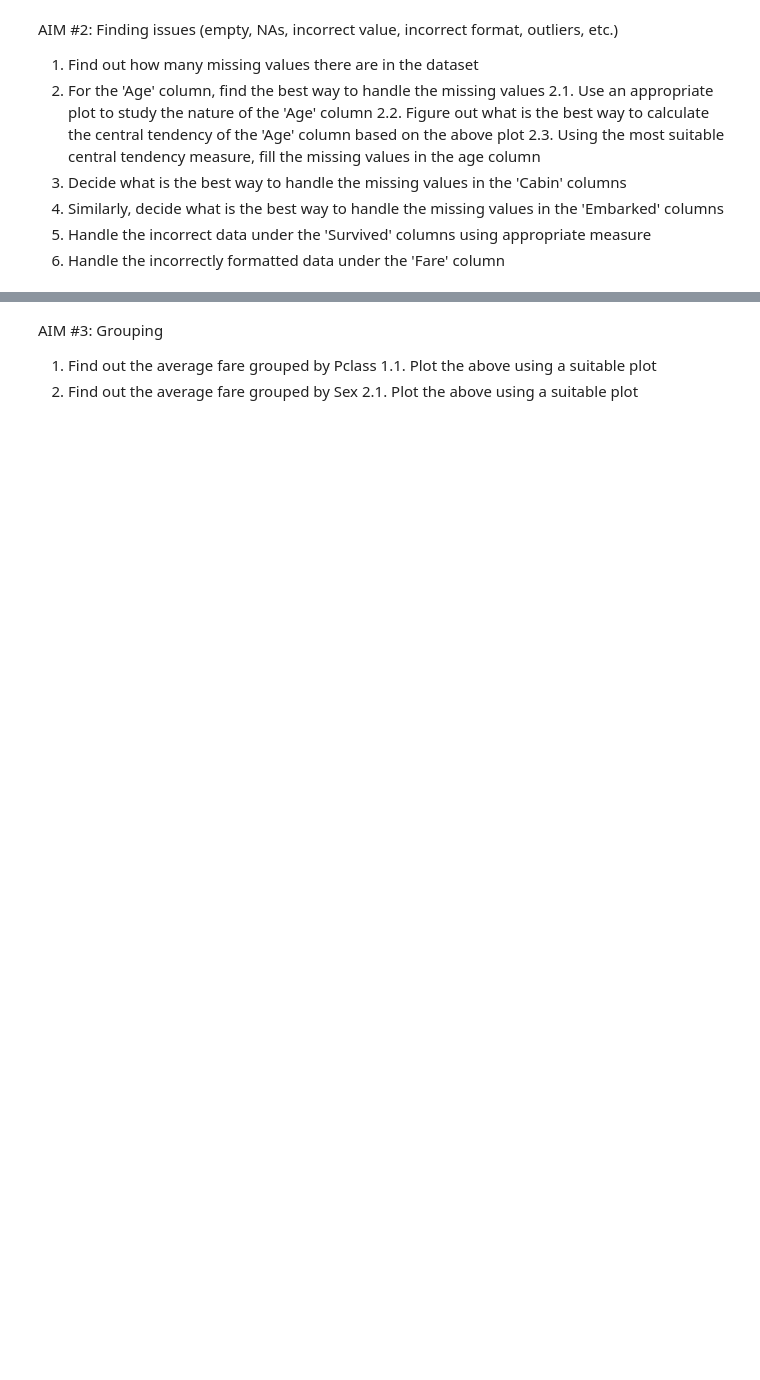
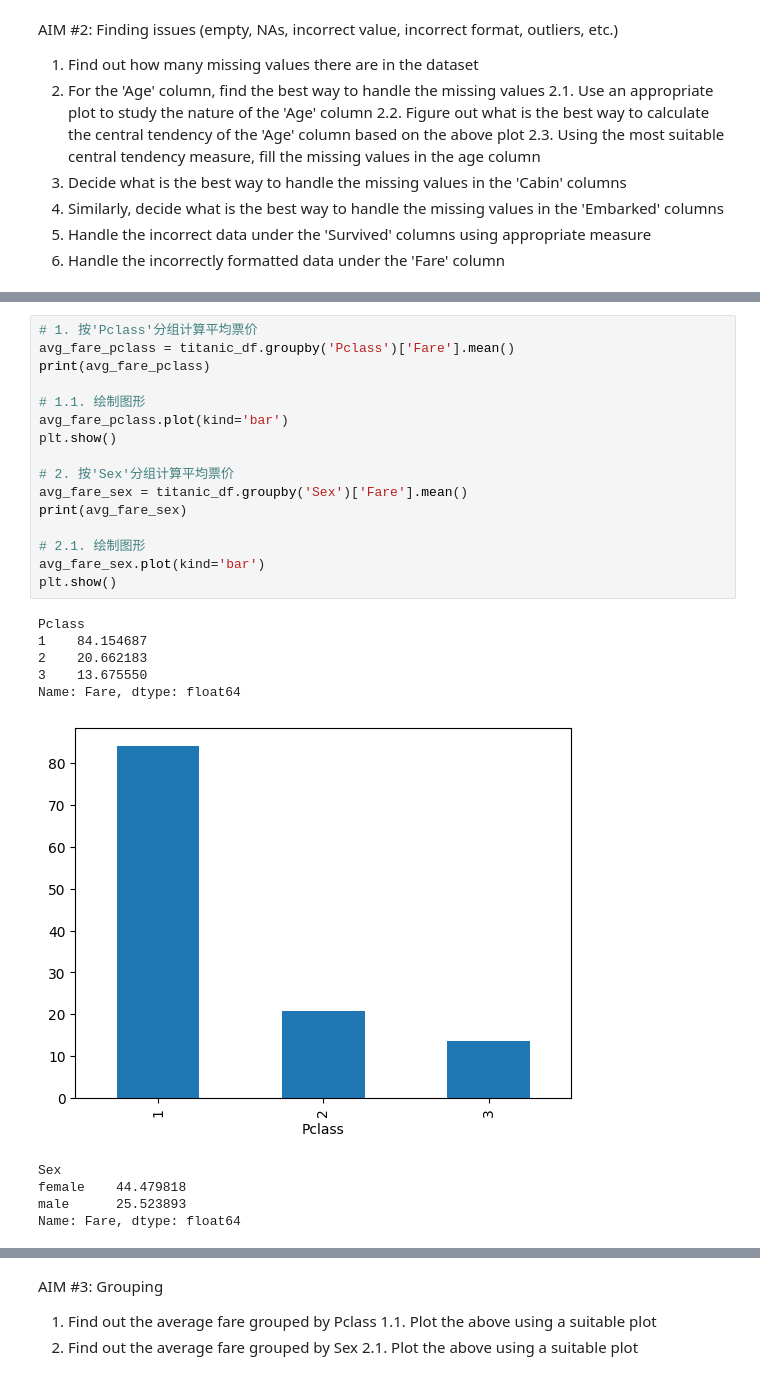
Before and after one commit to ChuanshiWang/EXCISE, a Jupyter notebook: ngex5.ipynb, the cells around one changed output, grey strips where cells are left out. Cells and saved outputs as stored; diff of their text form; blank space fills up the shorter version.

```diff
--- a/ngex5.ipynb
+++ b/ngex5.ipynb
@@ -70,0 +102,27 @@ NameError: name 'titanic_df' is not defined
+# %%
+# 1. 按'Pclass'分组计算平均票价
+avg_fare_pclass = titanic_df.groupby('Pclass')['Fare'].mean()
+print(avg_fare_pclass)
+
+# 1.1. 绘制图形
+avg_fare_pclass.plot(kind='bar')
+plt.show()
+
+# 2. 按'Sex'分组计算平均票价
+avg_fare_sex = titanic_df.groupby('Sex')['Fare'].mean()
+print(avg_fare_sex)
+
+# 2.1. 绘制图形
+avg_fare_sex.plot(kind='bar')
+plt.show()
+# %% [output]
+Pclass
+1    84.154687
+2    20.662183
+3    13.675550
+Name: Fare, dtype: float64
+[figure, added]
+Sex
+female    44.479818
+male      25.523893
+Name: Fare, dtype: float64
```
Also changed, not shown: parts of 9 cells of this notebook.
